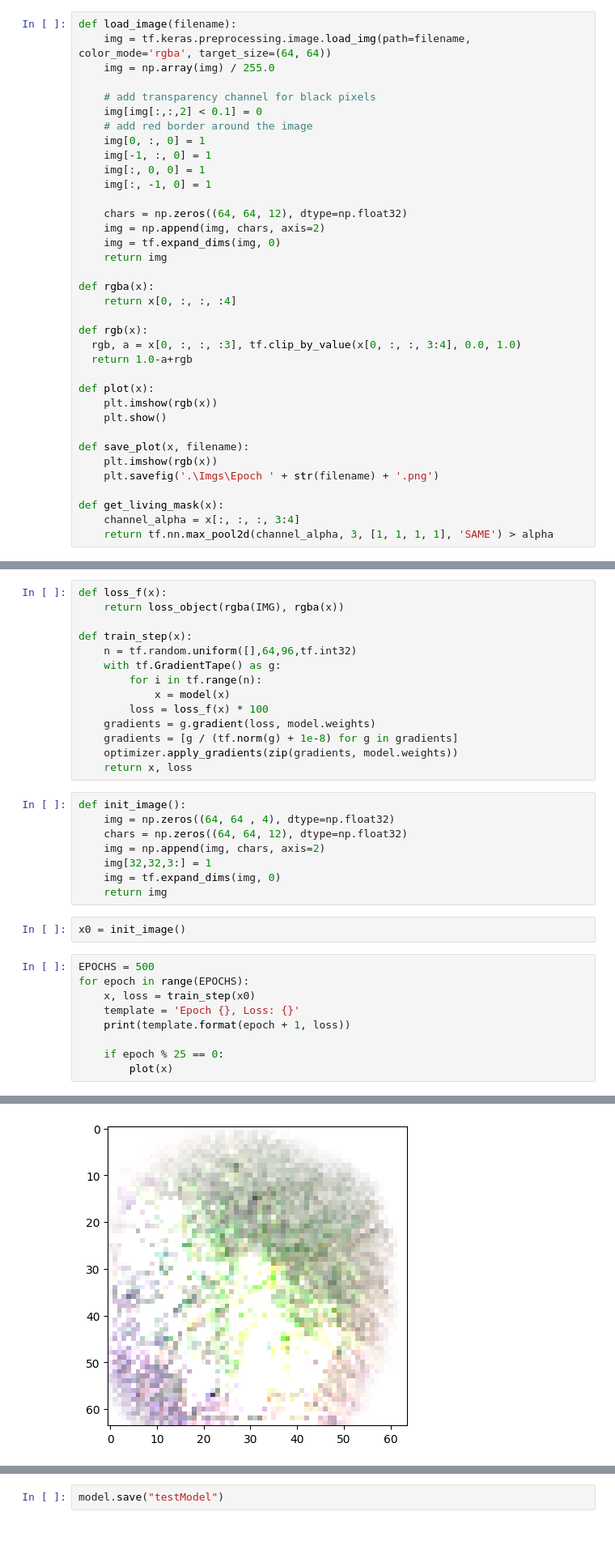
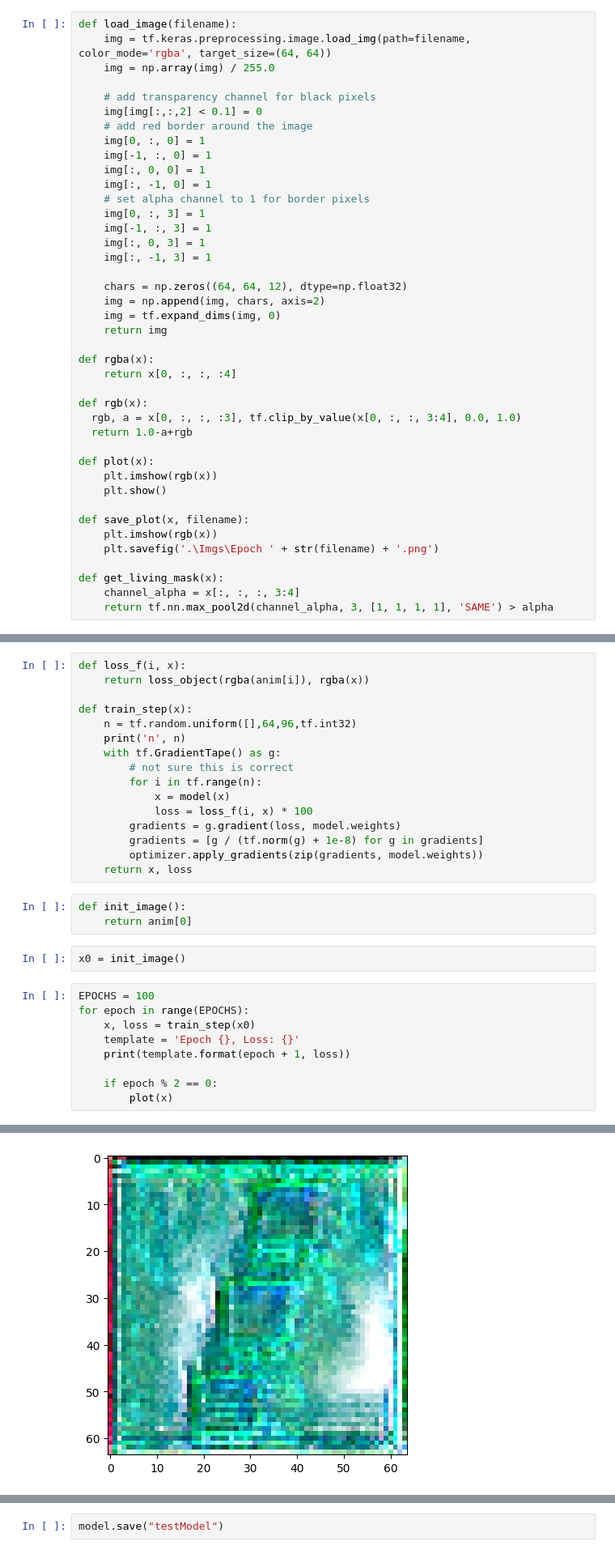
Before and after one commit to andrinr/dlca-simulation, a Jupyter notebook: model/per_step.ipynb, the cells around one changed output, grey strips where cells are left out. Shown at 81% size. Cells and saved outputs as stored; diff of their text form.

```diff
--- a/model/per_step.ipynb
+++ b/model/per_step.ipynb
@@ -24,6 +24,11 @@ def load_image(filename):
     img[-1, :, 0] = 1
     img[:, 0, 0] = 1
     img[:, -1, 0] = 1
+    # set alpha channel to 1 for border pixels
+    img[0, :, 3] = 1
+    img[-1, :, 3] = 1
+    img[:, 0, 3] = 1
+    img[:, -1, 3] = 1
 
     chars = np.zeros((64, 64, 12), dtype=np.float32)
     img = np.append(img, chars, axis=2)
@@ -115,34 +121,31 @@ Clipping input data to the valid range for imshow with RGB data ([0..1] for floa
 # %%
-def loss_f(x):
-    return loss_object(rgba(IMG), rgba(x))
+def loss_f(i, x):
+    return loss_object(rgba(anim[i]), rgba(x))
 
 def train_step(x):
     n = tf.random.uniform([],64,96,tf.int32)
+    print('n', n)
     with tf.GradientTape() as g:
+        # not sure this is correct
         for i in tf.range(n):
             x = model(x)
-        loss = loss_f(x) * 100
-    gradients = g.gradient(loss, model.weights)
-    gradients = [g / (tf.norm(g) + 1e-8) for g in gradients]
-    optimizer.apply_gradients(zip(gradients, model.weights))
+            loss = loss_f(i, x) * 100
+        gradients = g.gradient(loss, model.weights)
+        gradients = [g / (tf.norm(g) + 1e-8) for g in gradients]
+        optimizer.apply_gradients(zip(gradients, model.weights))
     return x, loss
-# %%
-def init_image():
-    img = np.zeros((64, 64 , 4), dtype=np.float32)
-    chars = np.zeros((64, 64, 12), dtype=np.float32)
-    img = np.append(img, chars, axis=2)
-    img[32,32,3:] = 1
-    img = tf.expand_dims(img, 0)
-    return img
+# %%
+def init_image():
+    return anim[0]
 # %%
 x0 = init_image()
 # %%
-EPOCHS = 500
+EPOCHS = 100
 for epoch in range(EPOCHS):
     x, loss = train_step(x0)
     template = 'Epoch {}, Loss: {}'
     print(template.format(epoch + 1, loss))
 
-    if epoch % 25 == 0:
+    if epoch % 2 == 0:
         plot(x)
 # %% [output]
@@ -170 +161 @@ Epoch 26, Loss: 36.349544525146484
-[figure, old version]
+[figure, new version]
```
Also changed, not shown: parts of 2 cells of this notebook, 1 other file.
